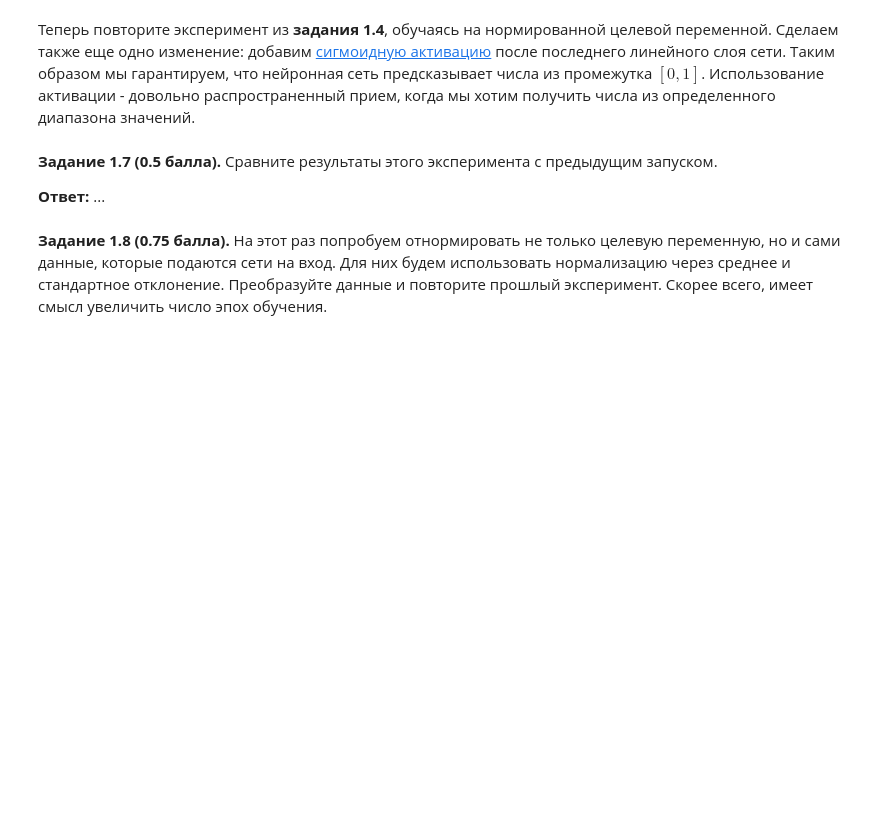
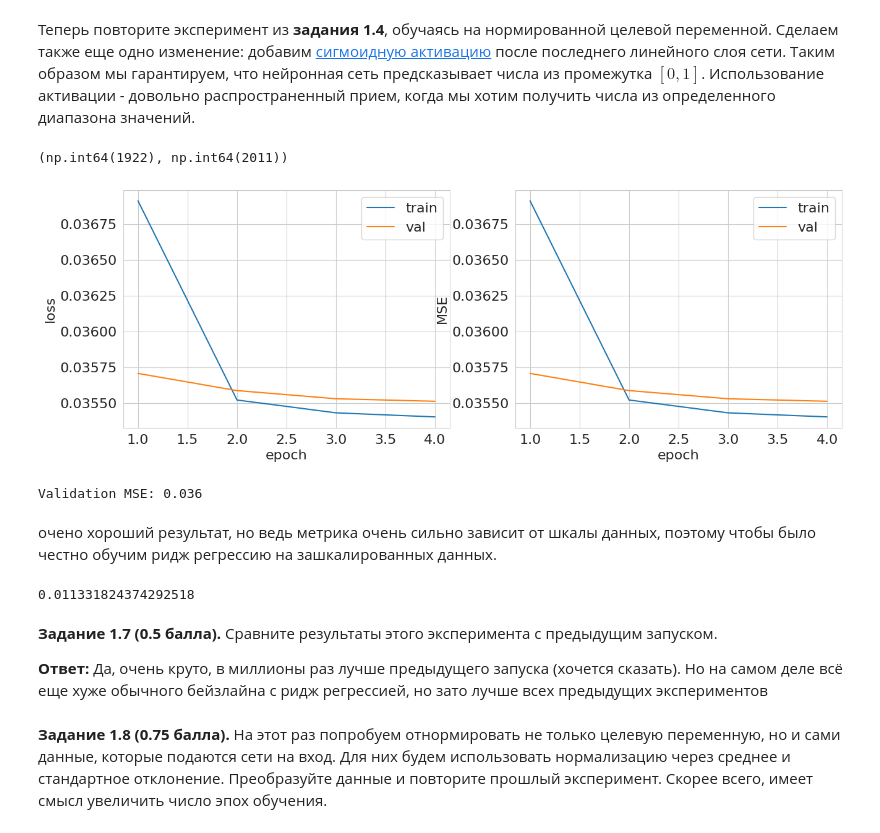
Before and after one commit to DmitriyPyankov/C0ver_letter_bot, a Jupyter notebook: homeworks/HW1/HW1_Light.ipynb, the cells around one changed output. Saved outputs shown, nothing was run; the diff lists cells and outputs as text; code cells hidden in the pictures; blank space fills up the shorter version.

```diff
--- a/homeworks/HW1/HW1_Light.ipynb
+++ b/homeworks/HW1/HW1_Light.ipynb
@@ -528,18 +512,3 @@ dtype: float64
 Проблема вроде бы не в целевой переменной, так как разброса слишком большого у нас нет (1922-2011). стандартное отклонение 11 лет. MSE в 509 млрд означает среднюю ошибку в ~714,000 лет. Могу ошибаться, но такая ошибка скорее всего возникает из-за взрыва градиента.
 # %% [markdown]
 **Задание 1.6 (0.75 балла).** Начнем с того, что попробуем отнормировать целевую переменную. Для этого воспользуемся min-max нормализацией, чтобы целевая переменная принимала значения от 0 до 1. Реализуйте функции `normalize` и `denormalize`, которые, соответственно, нормируют целевую переменную и применяют обратное преобразование. Минимум и максимум оцените по обучающей выборке (то есть эти константы должны быть фиксированными и не зависеть от передаваемой выборки).
-# %%
-def normalize(sample):
-    """
-    Min-max normalization to convert sample to [0, 1] range
-    """
-    # YOUR CODE HERE (－.－)...zzzZZZzzzZZZ
-    pass
-
-
-def denormalize(sample):
-    """
-    Denormalize sample from [0, 1] to initial range
-    """
-    # YOUR CODE HERE (－.－)...zzzZZZzzzZZZ
-    pass
@@ -546,3 +534,11 @@ def denormalize(sample):
 # %% [markdown]
 Теперь повторите эксперимент из **задания 1.4**, обучаясь на нормированной целевой переменной. Сделаем также еще одно изменение: добавим [сигмоидную активацию](https://pytorch.org/docs/stable/generated/torch.nn.Sigmoid.html) после последнего линейного слоя сети. Таким образом мы гарантируем, что нейронная сеть предсказывает числа из промежутка $[0, 1]$. Использование активации - довольно распространенный прием, когда мы хотим получить числа из определенного диапазона значений.
+# %%
+# берем статистку именно трейна, по которому будем шкалировать трейн, вал, тест (чтобы не было утечки данных)
+min_val = y_train.min()
+max_val = y_train.max()
+# %%
+min_val, max_val
+# %% [output]
+(np.int64(1922), np.int64(2011))
 # %%
@@ -550,6 +567,59 @@ def denormalize(sample):
+# %%
+class RegressionModel(nn.Module):
+    def __init__(self, input_size, out_size):
+        super(RegressionModel, self).__init__()
+        self.linear_1 = nn.Linear(input_size, out_size)
+        self.relu = nn.ReLU()
+        self.linear_2 = nn.Linear(out_size, 1)
+        self.sigmoid = nn.Sigmoid()
+
+    def forward(self , x):
+        x = self.linear_1(x)
+        x =self.relu(x)
+        x = self.linear_2(x)
+        x =self.sigmoid(x)
+        return x
+
+model = RegressionModel(input_size, out_size)
+
+# лосс и оптимизатор
+criterion = nn.MSELoss()
+optimizer = optim.SGD(model.parameters(), lr=1e-5) # Пробуем меньший лр, иначе у нас всё время будут Нан
+
+
+# Lambda-функция для вычисления MSE в случае регрессии
+# predictions и targets уже имеют форму (batch_size, 1), используем squeeze() для удаления лишней размерности
+# reg_metric = lambda predictions, targets: ((predictions.squeeze() - targets.squeeze()) ** 2).mean()
+# reg_metric = lambda predictions, targets: ((predictions.squeeze() - targets.squeeze()) ** 2).mean().item()
+reg_metric = lambda predictions, targets: nn.MSELoss()(predictions.squeeze(), targets.squeeze()).item()
+# Короче опять кусок кода с lambda писал с дипсиком. В промте использовал предыдущий код с лямбдой в классификаторе и просил написать такой же для регрессора
+# num_epochs=4
+train_mse, val_mse = train_and_validate(
+    model=model,
+    optimizer=optimizer,
+    criterion=criterion,
+    metric=reg_metric,
+    train_loader=train_loader,
+    val_loader=val_loader,
+    num_epochs=num_epochs,
+    verbose=True
+)
+# %% [output]
+[figure, added]
+Validation MSE: 0.036
+# %% [markdown]
+очено хороший результат, но ведь метрика очень сильно зависит от шкалы данных, поэтому чтобы было честно обучим ридж регрессию на зашкалированных данных.
+# %%
+ridge_model = Ridge()
+ridge_model.fit(X_train, y_train_normalized)
+y_pred = ridge_model.predict(X_test)
+mse_ridge = mean_squared_error(y_test_normalized, y_pred)
+mse_ridge
+# %% [output]
+0.011331824374292518
 # %% [markdown]
 **Задание 1.7 (0.5 балла).** Сравните результаты этого эксперимента с предыдущим запуском.
 
-**Ответ:** ...
+**Ответ:** Да, очень круто, в миллионы раз лучше предыдущего запуска (хочется сказать). Но на самом деле всё еще хуже обычного бейзлайна с ридж регрессией, но зато лучше всех предыдущих экспериментов
 # %% [markdown]
 **Задание 1.8 (0.75 балла).** На этот раз попробуем отнормировать не только целевую переменную, но и сами данные, которые подаются сети на вход. Для них будем использовать нормализацию через среднее и стандартное отклонение. Преобразуйте данные и повторите прошлый эксперимент. Скорее всего, имеет смысл увеличить число эпох обучения.
```
Also changed, not shown: parts of 16 cells of this notebook.
